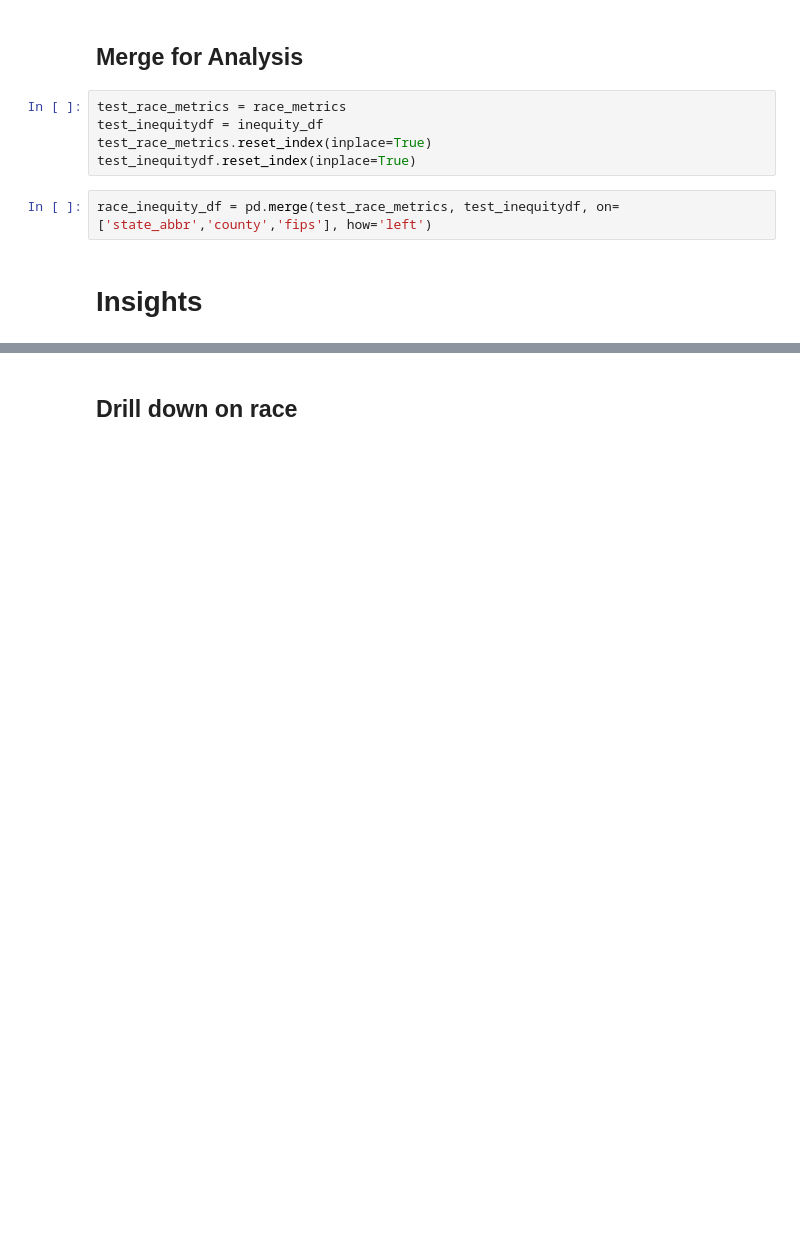
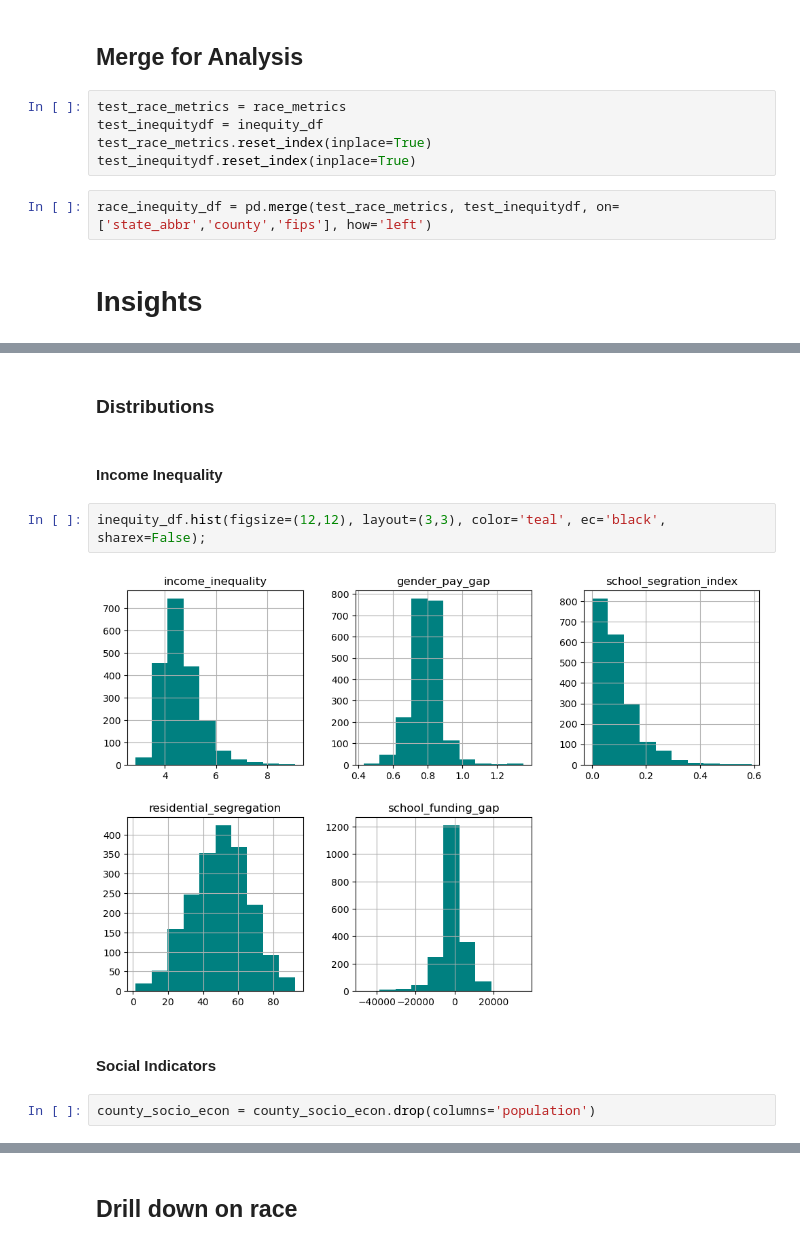
Before and after one commit to mapsg91/CapstoneII_MG, a Jupyter notebook: data/Clean Data/selected_vars/clean_select_features.ipynb, the cells around one changed output, grey strips where cells are left out. Cells and saved outputs as stored; diff of their text form; blank space fills up the shorter version.

```diff
--- a/data/Clean Data/selected_vars/clean_select_features.ipynb
+++ b/data/Clean Data/selected_vars/clean_select_features.ipynb
@@ -229,0 +249,12 @@ plt.show()
+# %% [markdown]
+### Distributions
+# %% [markdown]
+#### Income Inequality
+# %%
+inequity_df.hist(figsize=(12,12), layout=(3,3), color='teal', ec='black', sharex=False);
+# %% [output]
+[figure, added]
+# %% [markdown]
+#### Social Indicators
+# %%
+county_socio_econ = county_socio_econ.drop(columns='population')
```
Also changed, not shown: parts of 44 cells of this notebook, 1 other file.
